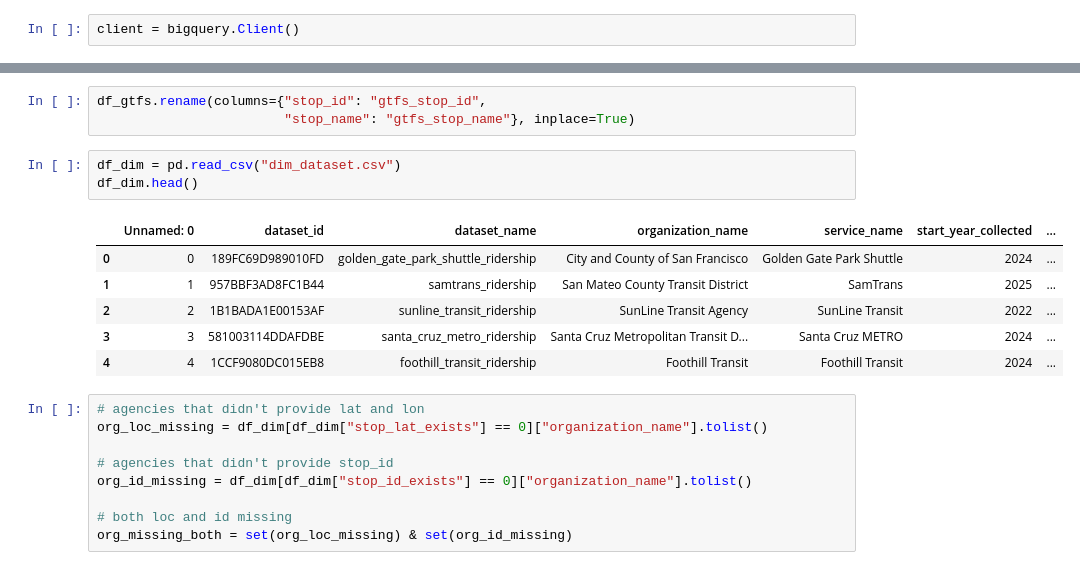
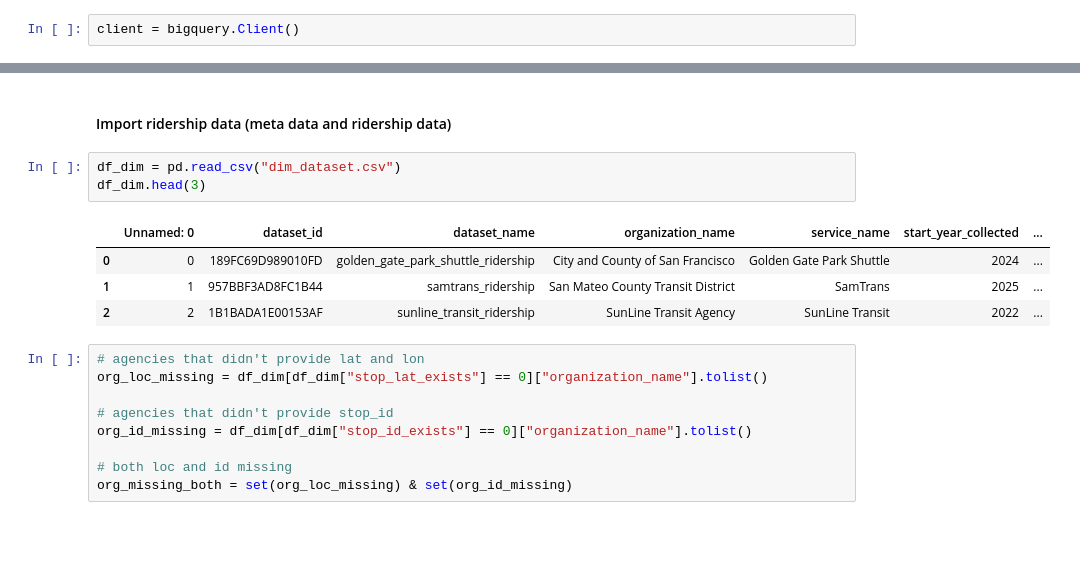
Before and after one commit to cal-itp/transit-ridership-analytics, a Jupyter notebook: Dimension_enrichment.ipynb, the cells around one changed output, grey strips where cells are left out. Cells and saved outputs as stored; diff of their text form; blank space fills up the shorter version.

```diff
--- a/Dimension_enrichment.ipynb
+++ b/Dimension_enrichment.ipynb
@@ -140,16 +213,13 @@ array(['San Francisco Bay Area Rapid Transit District',
-# %%
-df_gtfs.rename(columns={"stop_id": "gtfs_stop_id",
-                        "stop_name": "gtfs_stop_name"}, inplace=True)
+# %% [markdown]
+#### Import ridership data (meta data and ridership data)
 # %%
 df_dim = pd.read_csv("dim_dataset.csv")
-df_dim.head()
+df_dim.head(3)
 # %% [output]
 |  | Unnamed: 0 | dataset_id | dataset_name | organization_name | service_name | start_year_collected | ... |
 | 0 | 0 | 189FC69D989010FD | golden_gate_park_shuttle_ridership | City and County of San Francisco | Golden Gate Park Shuttle | 2024 | ... |
 | 1 | 1 | 957BBF3AD8FC1B44 | samtrans_ridership | San Mateo County Transit District | SamTrans | 2025 | ... |
 | 2 | 2 | 1B1BADA1E00153AF | sunline_transit_ridership | SunLine Transit Agency | SunLine Transit | 2022 | ... |
-| 3 | 3 | 581003114DDAFDBE | santa_cruz_metro_ridership | Santa Cruz Metropolitan Transit D... | Santa Cruz METRO | 2024 | ... |
-| 4 | 4 | 1CCF9080DC015EB8 | foothill_transit_ridership | Foothill Transit | Foothill Transit | 2024 | ... |
 # %%
 # agencies that didn't provide lat and lon
 org_loc_missing = df_dim[df_dim["stop_lat_exists"] == 0]["organization_name"].tolist()
```
Also changed, not shown: parts of 127 cells of this notebook, 3 other files.
